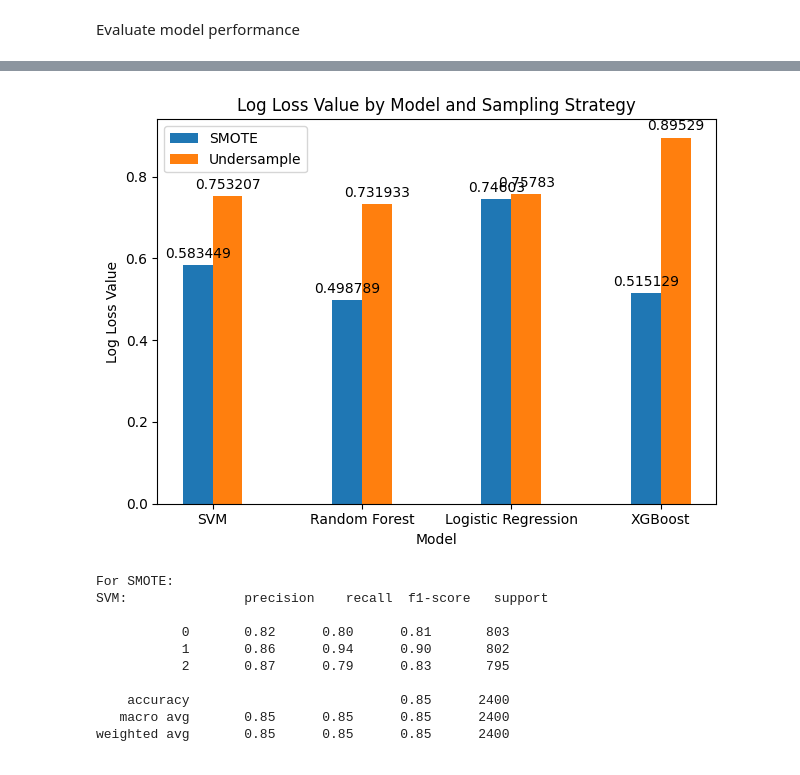
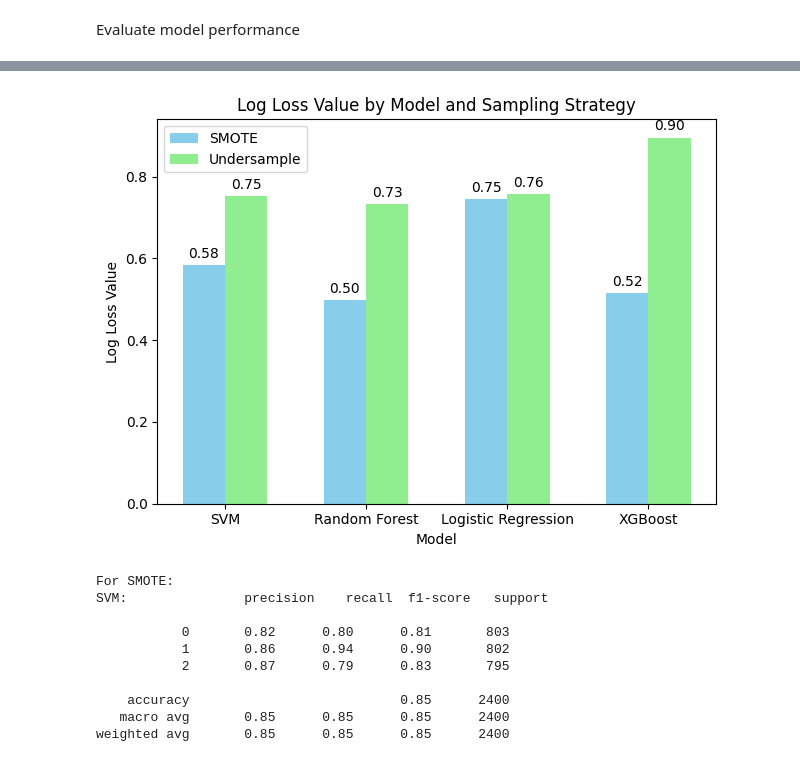
Before and after one commit to leabrodyheine/ML-Kaggle-Cirrhosis-Data, a Jupyter notebook: ID5059_P2_Main.ipynb, the cells around one changed output, grey strips where cells are left out. Saved outputs shown, nothing was run; the diff lists cells and outputs as text; code cells hidden in the pictures.

```diff
--- a/ID5059_P2_Main.ipynb
+++ b/ID5059_P2_Main.ipynb
@@ -1191,31 +1201,32 @@ XGBoost model Validation set Log Loss: 0.895289536663056
 # %%
 # Prepare the data
 models = ['SVM', 'Random Forest', 'Logistic Regression', 'XGBoost']
 smote_values = [logloss_val_svm_smote, loss_val_rf_smote, loss_val_LR_smote, loss_val_XGB_smote]
 undersample_values = [logloss_val_svm_undersample, logloss_val_rf_undersample, logloss_val_LR_undersample, logloss_val_XGB_undersample]
 
 x = np.arange(len(models))
-width = 0.2
+width = 0.3
 
 fig, ax = plt.subplots()
-bars1 = ax.bar(x - width/2, smote_values, width, label='SMOTE')
-bars2 = ax.bar(x + width/2, undersample_values, width, label='Undersample')
+bars1 = ax.bar(x - width/2, smote_values, width, label='SMOTE', color='skyblue')
+bars2 = ax.bar(x + width/2, undersample_values, width, label='Undersample', color='lightgreen')
 
 ax.set_xlabel('Model')
 ax.set_ylabel('Log Loss Value')
 ax.set_title('Log Loss Value by Model and Sampling Strategy')
 ax.set_xticks(x)
 ax.set_xticklabels(models)
 ax.legend()
 
-ax.bar_label(bars1, padding=3)
-ax.bar_label(bars2, padding=3)
+# Set labels on bar chart
+ax.bar_label(bars1, padding=3, fmt='%.2f')
+ax.bar_label(bars2, padding=3, fmt='%.2f')
 
 fig.tight_layout()
 
 plt.show()
 # %% [output]
-[figure, old version]
+[figure, new version]
 # %%
 # Predict validation set data for 'Status' (SMOTE)
 y_pred_SVM_smote = svm_clf_smote.predict(X_val_smote)
```
Also changed, not shown: parts of 3 cells of this notebook.
